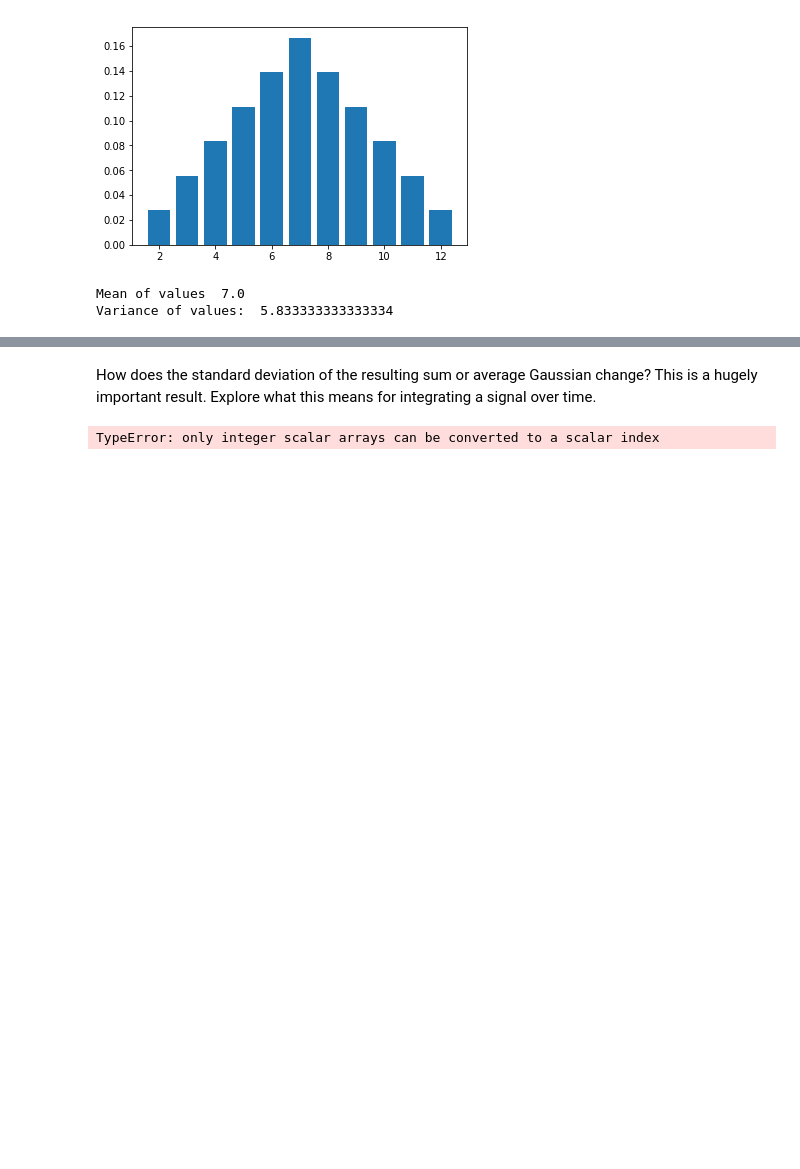
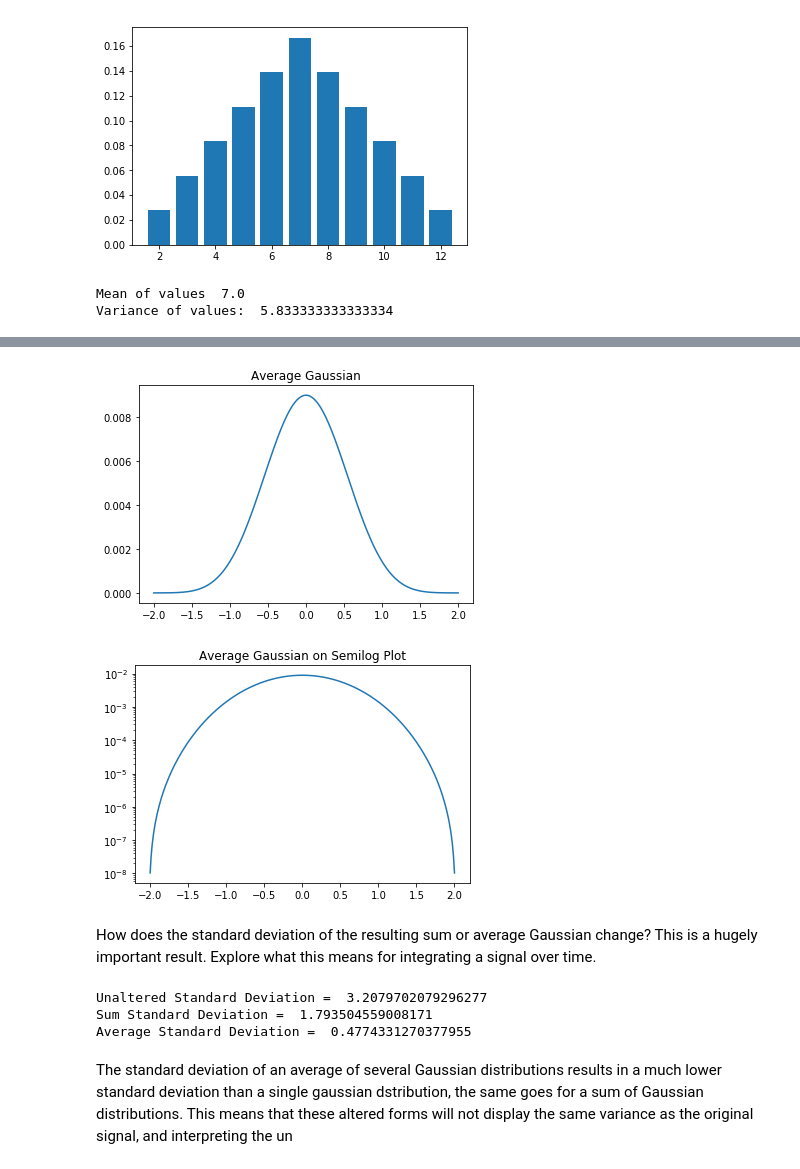
Before and after one commit to s-agiedd/PHYS_434, a Jupyter notebook: HWs/Alyssa_Giedd_HW2.ipynb, the cells around one changed output, grey strips where cells are left out. Cells and saved outputs as stored; diff of their text form; code cells hidden in the pictures; blank space fills up the shorter version.

```diff
--- a/HWs/Alyssa_Giedd_HW2.ipynb
+++ b/HWs/Alyssa_Giedd_HW2.ipynb
@@ -121,17 +107,41 @@ plt.show()
+# %%
+#Average Gaussian
+x_vals_triple = np.linspace(-6, 6, 298)/3
+pdf_sum_triple = np.convolve(pdf_sum, pdf)
+
+plt.plot(x_vals_triple, pdf_sum_triple)
+plt.title('Average Gaussian')
+plt.show()
+
+plt.semilogy(x_vals_triple, pdf_sum_triple)
+plt.title('Average Gaussian on Semilog Plot')
+plt.show()
+# %% [output]
+[figure, added]
+[figure, added]
 # %% [markdown]
 How does the standard deviation of the resulting sum or average Gaussian change? This is a hugely important result. Explore what this means for integrating a signal over time.
-# %%
-#The standard devaiation is the square root of the variance
-mean = 0
-vararray = []
-vals= np.add(d2,d1)
-for index in range(vals):
-    #x coord*y coord
-    mean += (dist[index]*vals[index])
-
-for index in range(vals):
-    vararray.append((vals[index]-mean)**2 * dist[index])
-
-print("Standard deviation of sum: ", math.sqrt(sum(vararray)))
-# %% [output]
-TypeError: only integer scalar arrays can be converted to a scalar index
+# %%
+variance = 0
+for index in range(0,len(pdf)):
+    variance += (x_vals[index]**2)*pdf[index]
+st_dev = np.sqrt(variance)
+print("Unaltered Standard Deviation = ", st_dev)
+
+variance = 0
+for index in range(0,len(pdf_sum)):
+    variance += (x_vals[index]**2)*pdf_sum[index]
+st_dev = np.sqrt(variance)
+print("Sum Standard Deviation = ", st_dev)
+
+variance = 0
+for index in range(0,len(pdf_sum_triple)):
+    variance += (x_vals_triple[index]**2)*pdf_sum_triple[index]
+st_dev = np.sqrt(variance)
+print("Average Standard Deviation = ", st_dev)
+# %% [output]
+Unaltered Standard Deviation =  3.2079702079296277
+Sum Standard Deviation =  1.793504559008171
+Average Standard Deviation =  0.4774331270377955
+# %% [markdown]
+The standard deviation of an average of several Gaussian distributions results in a much  lower standard deviation than a single gaussian dstribution, the same goes for a sum of Gaussian distributions. This means that these altered forms will not display the same variance as the original signal, and interpreting the un
```
Also changed, not shown: parts of 6 cells of this notebook.
